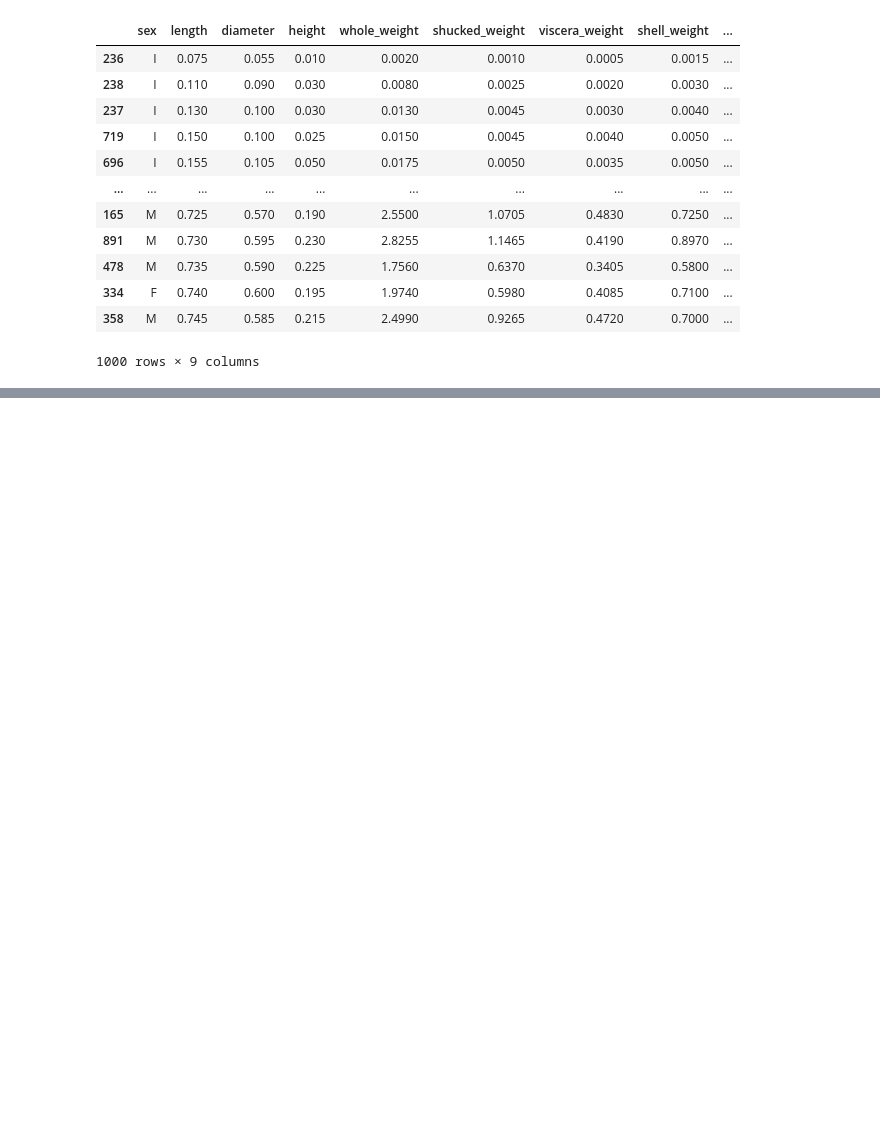
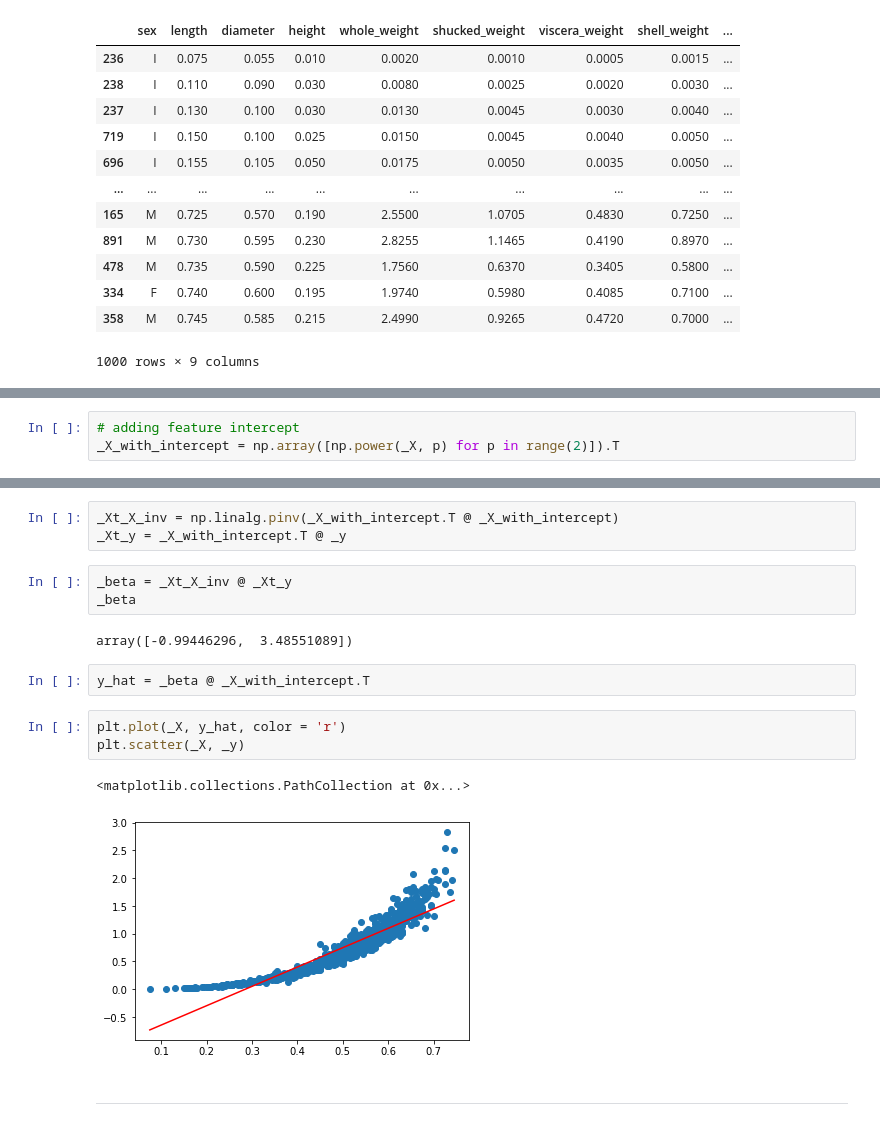
Before and after one commit to albertum1/local_regression, a Jupyter notebook: local.ipynb, the cells around one changed output, grey strips where cells are left out. Drawn from its saved outputs; the diff is of its cells as text; blank space fills up the shorter version.

```diff
--- a/local.ipynb
+++ b/local.ipynb
@@ -43,0 +41,3 @@ from tqdm import tqdm
+# %%
+# adding feature intercept
+_X_with_intercept = np.array([np.power(_X, p) for p in range(2)]).T
@@ -43,0 +54,18 @@ from tqdm import tqdm
+# %%
+_Xt_X_inv = np.linalg.pinv(_X_with_intercept.T @ _X_with_intercept)
+_Xt_y = _X_with_intercept.T @ _y
+# %%
+_beta = _Xt_X_inv @ _Xt_y
+_beta
+# %% [output]
+array([-0.99446296,  3.48551089])
+# %%
+y_hat = _beta @ _X_with_intercept.T
+# %%
+plt.plot(_X, y_hat, color = 'r')
+plt.scatter(_X, _y)
+# %% [output]
+<matplotlib.collections.PathCollection at 0x...>
+[figure, added]
+# %% [markdown]
+---
```
Also changed, not shown: parts of 25 cells of this notebook.
